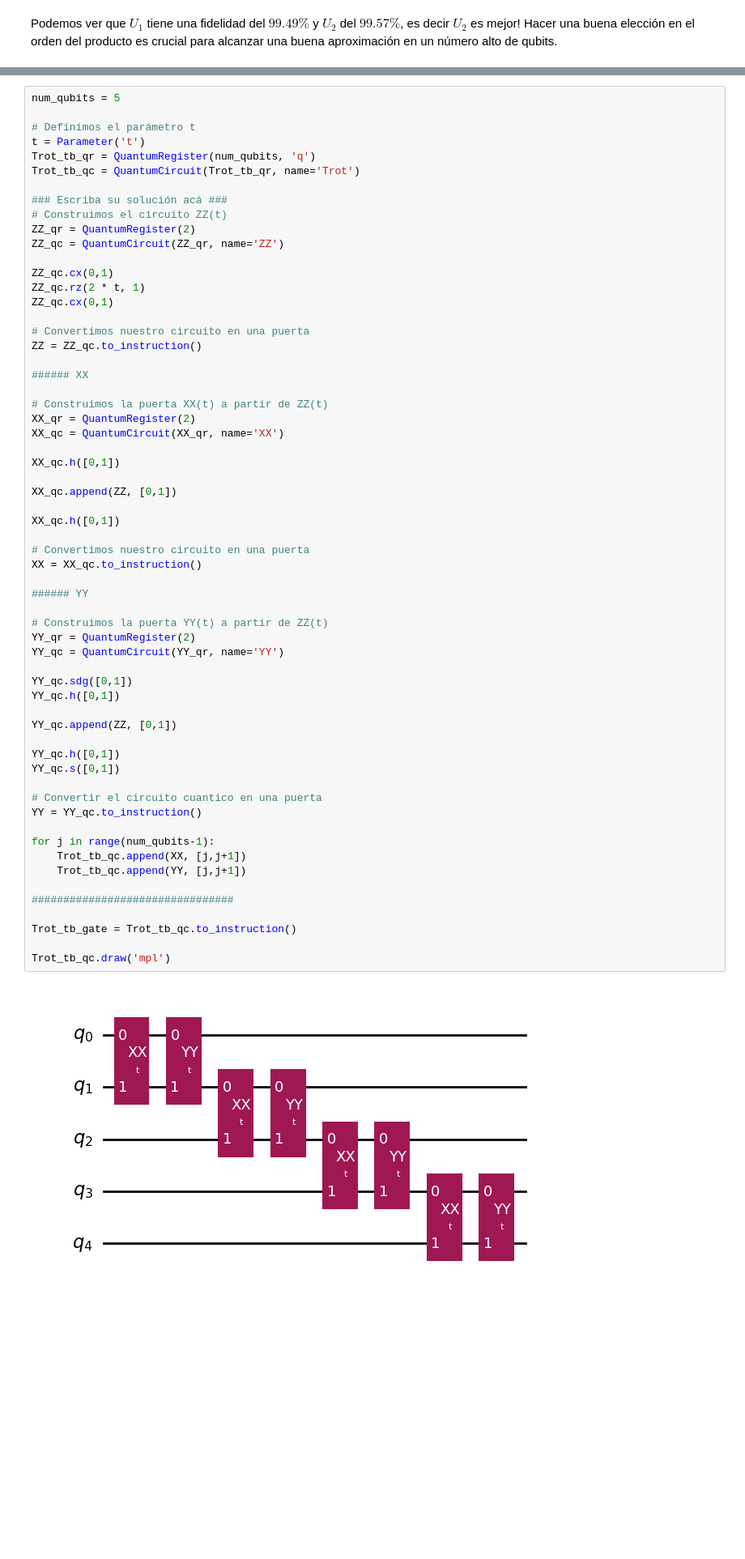
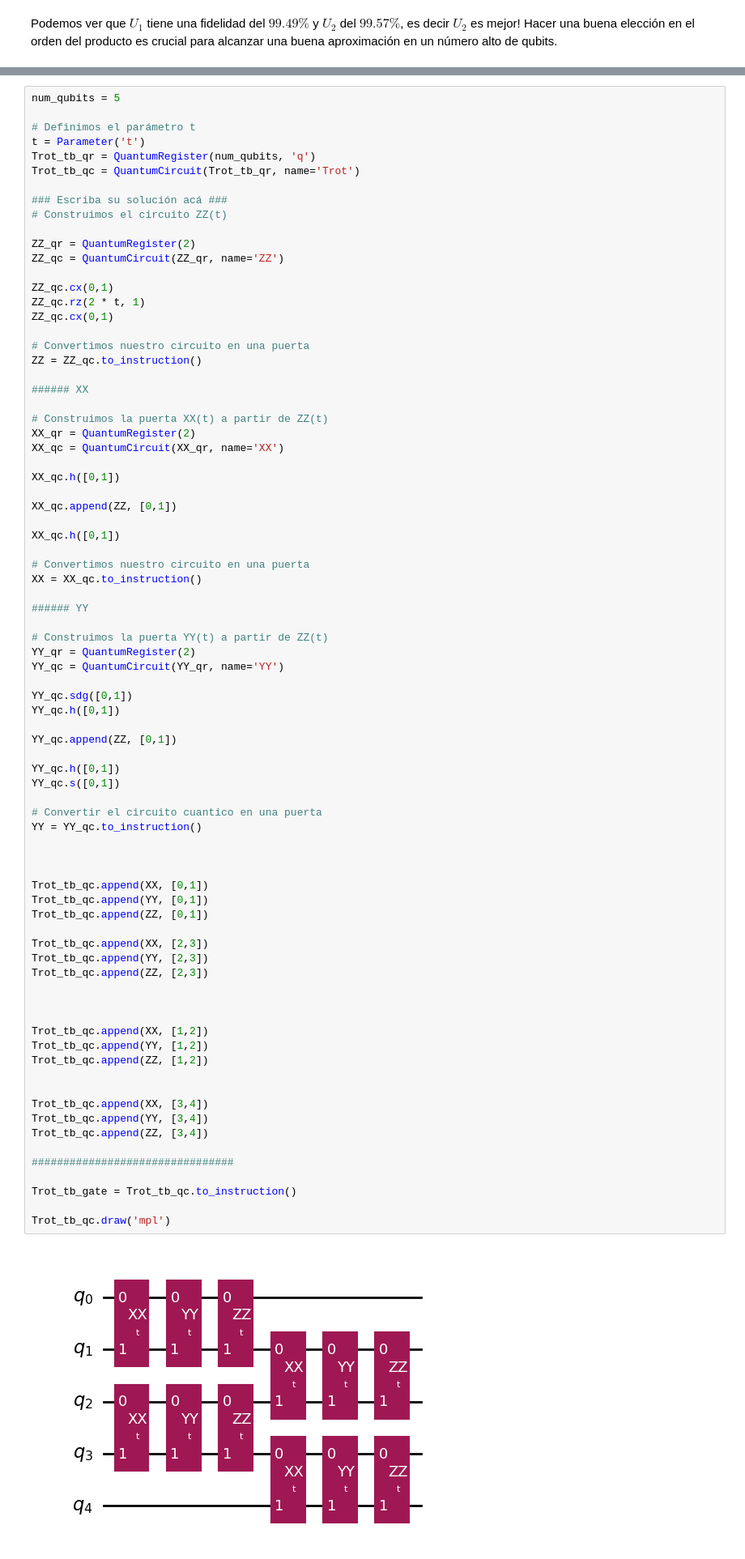
Before and after one commit to linax/App_v1, a Jupyter notebook: desafios/desafio_5_Simulación_Cuántica_del_Modelo_de_Heisenberg.ipynb, the cells around one changed output, grey strips where cells are left out. Shown at 81% size. Saved outputs shown, nothing was run; the diff lists cells and outputs as text; blank space fills up the shorter version.

```diff
--- a/desafios/desafio_5_Simulación_Cuántica_del_Modelo_de_Heisenberg.ipynb
+++ b/desafios/desafio_5_Simulación_Cuántica_del_Modelo_de_Heisenberg.ipynb
@@ -84,6 +84,7 @@ Trot_tb_qc = QuantumCircuit(Trot_tb_qr, name='Trot')
 
 ### Escriba su solución acá ###
 # Construimos el circuito ZZ(t)
+
 ZZ_qr = QuantumRegister(2)
 ZZ_qc = QuantumCircuit(ZZ_qr, name='ZZ')
 
@@ -106,37 +107,54 @@ XX_qc.append(ZZ, [0,1])
 
 XX_qc.h([0,1])
 
 # Convertimos nuestro circuito en una puerta
 XX = XX_qc.to_instruction()
 
 ###### YY
 
 # Construimos la puerta YY(t) a partir de ZZ(t)
 YY_qr = QuantumRegister(2)
 YY_qc = QuantumCircuit(YY_qr, name='YY')
 
 YY_qc.sdg([0,1])
 YY_qc.h([0,1])
 
 YY_qc.append(ZZ, [0,1])
 
 YY_qc.h([0,1])
 YY_qc.s([0,1])
 
 # Convertir el circuito cuantico en una puerta
 YY = YY_qc.to_instruction()
 
-for j in range(num_qubits-1):
-    Trot_tb_qc.append(XX, [j,j+1])
-    Trot_tb_qc.append(YY, [j,j+1])
+
+
+Trot_tb_qc.append(XX, [0,1])
+Trot_tb_qc.append(YY, [0,1])
+Trot_tb_qc.append(ZZ, [0,1])
+
+Trot_tb_qc.append(XX, [2,3])
+Trot_tb_qc.append(YY, [2,3])
+Trot_tb_qc.append(ZZ, [2,3])
+
+
+
+Trot_tb_qc.append(XX, [1,2])
+Trot_tb_qc.append(YY, [1,2])
+Trot_tb_qc.append(ZZ, [1,2])
+
+
+Trot_tb_qc.append(XX, [3,4])
+Trot_tb_qc.append(YY, [3,4])
+Trot_tb_qc.append(ZZ, [3,4])
 
 ################################
 
 Trot_tb_gate = Trot_tb_qc.to_instruction()
 
 Trot_tb_qc.draw('mpl')
 # %% [output]
-[figure, old version]
+[figure, new version]
 # %%
 def U_trotterize(delta_t, trotter_steps):
     qr = QuantumRegister(num_qubits)
```
Also changed, not shown: parts of 1 cell of this notebook.
